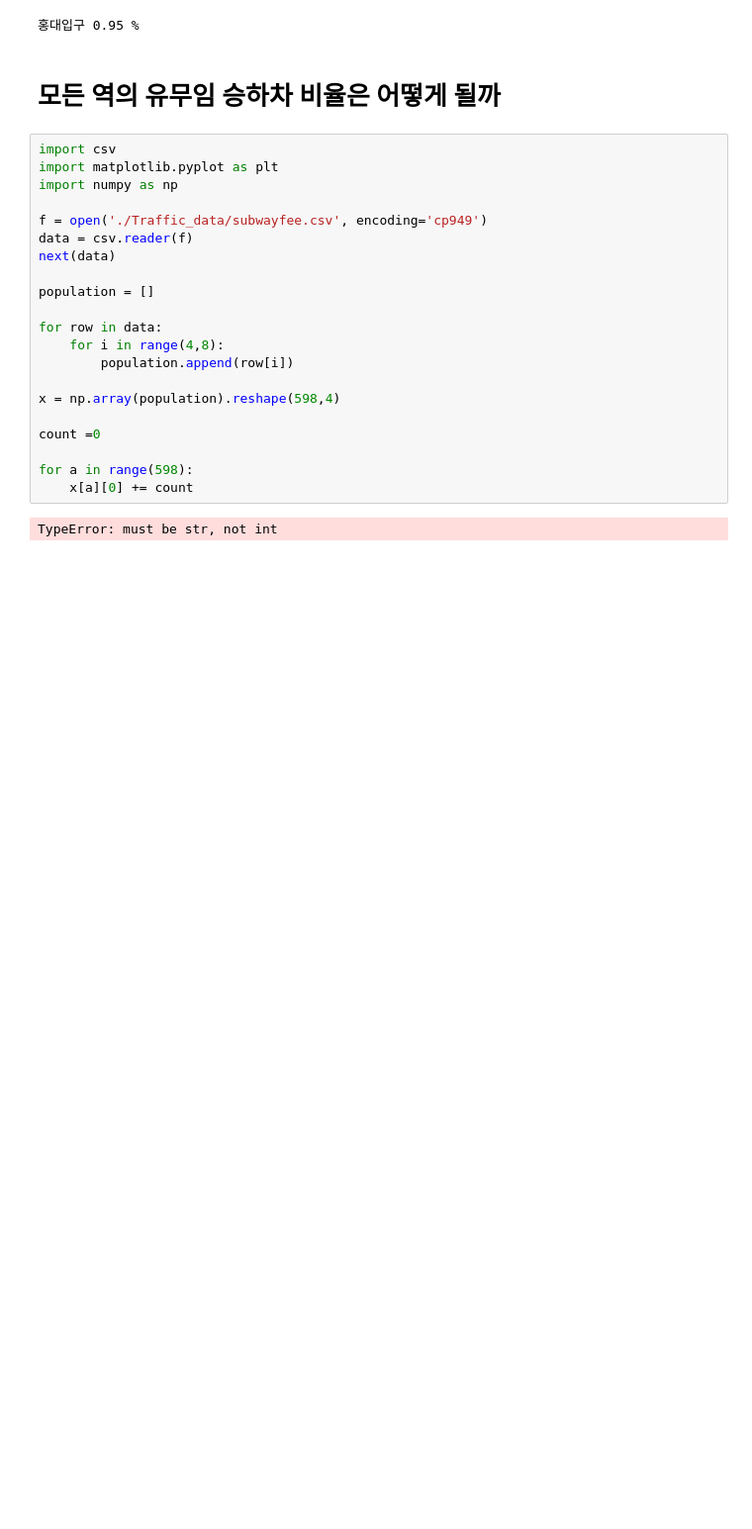
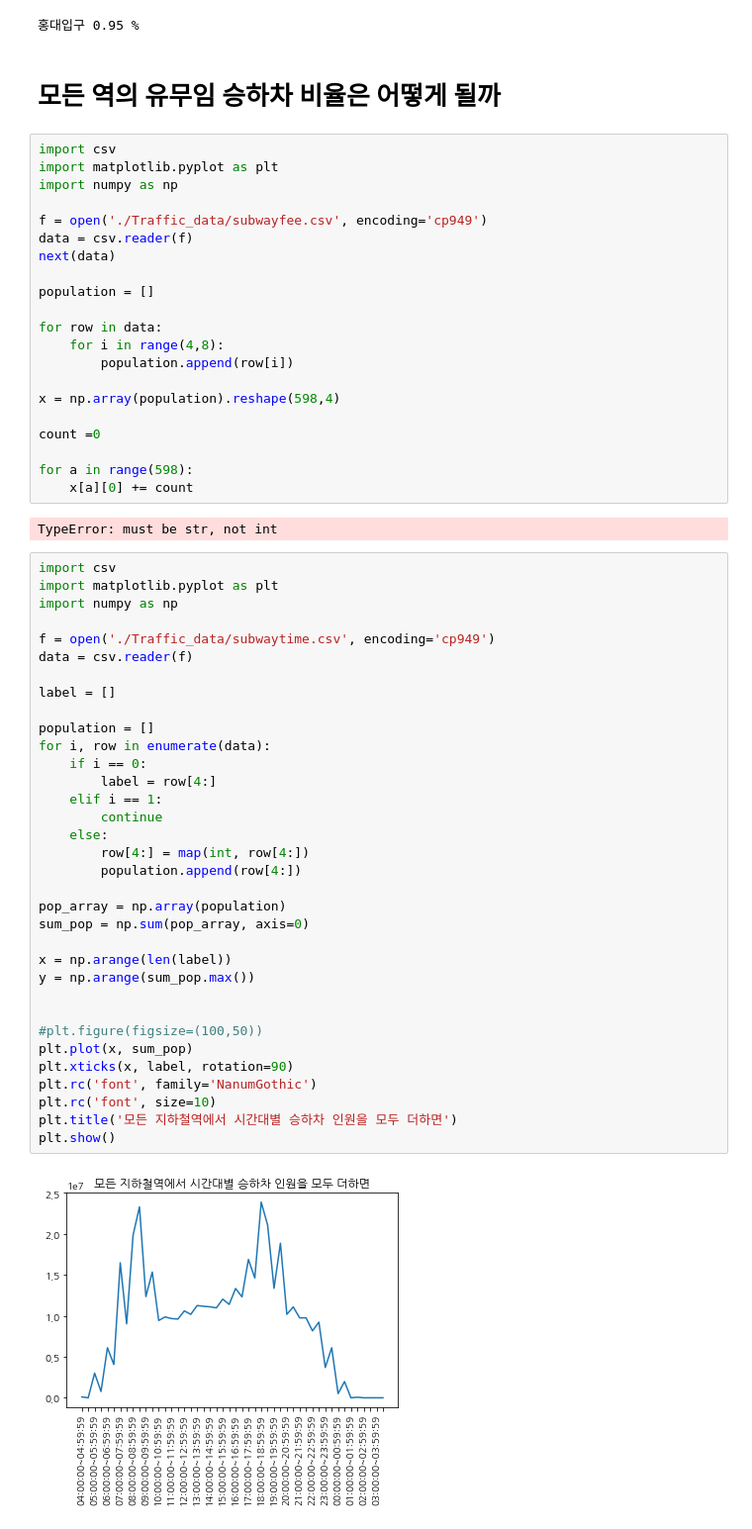
Before and after one commit to HIMMEL95/Elice, a Jupyter notebook: test.ipynb, the cells around one changed output. Shown at 99% size. Drawn from its saved outputs; the diff is of its cells as text; blank space fills up the shorter version.

```diff
--- a/test.ipynb
+++ b/test.ipynb
@@ -114,3 +114,39 @@ for a in range(598):
     x[a][0] += count
 # %% [output]
 TypeError: must be str, not int
+# %%
+import csv
+import matplotlib.pyplot as plt
+import numpy as np
+
+f = open('./Traffic_data/subwaytime.csv', encoding='cp949')
+data = csv.reader(f)
+
+label = []
+
+population = []
+for i, row in enumerate(data):
+    if i == 0:
+        label = row[4:]
+    elif i == 1:
+        continue
+    else:
+        row[4:] = map(int, row[4:])
+        population.append(row[4:])
+
+pop_array = np.array(population)
+sum_pop = np.sum(pop_array, axis=0)
+
+x = np.arange(len(label))
+y = np.arange(sum_pop.max())
+
+
+#plt.figure(figsize=(100,50))
+plt.plot(x, sum_pop)
+plt.xticks(x, label, rotation=90)
+plt.rc('font', family='NanumGothic')
+plt.rc('font', size=10)
+plt.title('모든 지하철역에서 시간대별 승하차 인원을 모두 더하면')
+plt.show()
+# %% [output]
+[figure, added]
```
Also changed, not shown: parts of 2 cells of this notebook, 4 other files.
